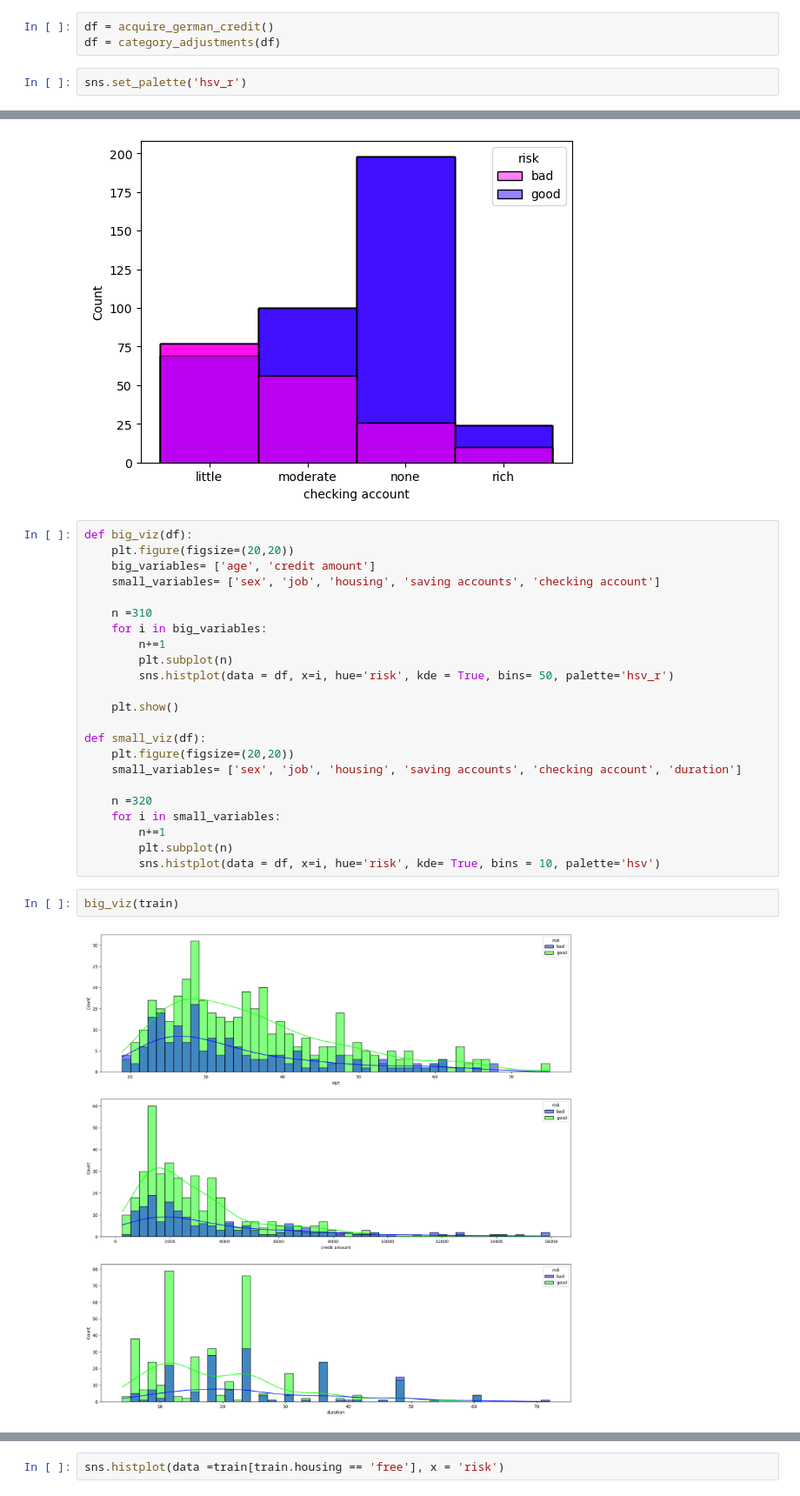
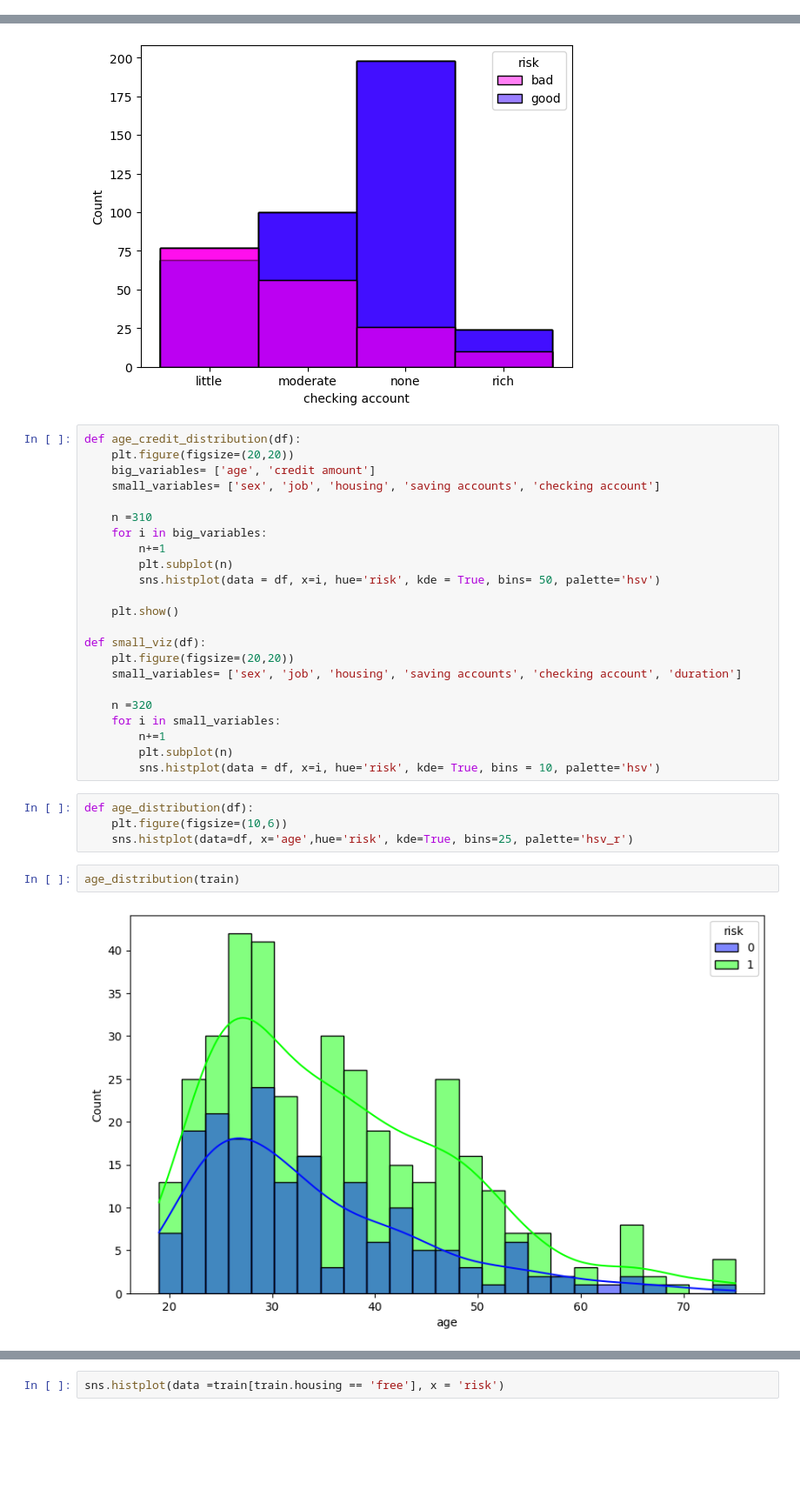
Before and after one commit to jcrosenberger/german_credit_analysis, a Jupyter notebook: work_in_progress.ipynb, the cells around one changed output, grey strips where cells are left out. Shown at 87% size. Saved outputs shown, nothing was run; the diff lists cells and outputs as text; blank space fills up the shorter version.

Commit message:
early morning work. Added some data exploration using vizualizations

```diff
--- a/work_in_progress.ipynb
+++ b/work_in_progress.ipynb
@@ -40,8 +40,3 @@ warnings.filterwarnings("ignore")
 from importlib import reload
 # %%
 train, validate, test = gca.get_german_credit()
-# %%
-df = acquire_german_credit()
-df = category_adjustments(df)
-# %%
-sns.set_palette('hsv_r')
@@ -87,7 +46,7 @@ for i in checking:
 # %% [output]
 [figure]
 # %%
-def big_viz(df):
+def age_credit_distribution(df):
     plt.figure(figsize=(20,20))
     big_variables= ['age', 'credit amount']
     small_variables= ['sex', 'job', 'housing', 'saving accounts', 'checking account']
@@ -96,7 +55,7 @@ def big_viz(df):
     for i in big_variables:
         n+=1
         plt.subplot(n)
-        sns.histplot(data = df, x=i, hue='risk', kde = True, bins= 50, palette='hsv_r')
+        sns.histplot(data = df, x=i, hue='risk', kde = True, bins= 50, palette='hsv')
 
     plt.show()
 
@@ -109,7 +68,11 @@ def small_viz(df):
         n+=1
         plt.subplot(n)
         sns.histplot(data = df, x=i, hue='risk', kde= True, bins = 10, palette='hsv')
+# %%
+def age_distribution(df):
+    plt.figure(figsize=(10,6))
+    sns.histplot(data=df, x='age',hue='risk', kde=True, bins=25, palette='hsv_r')
 # %%
-big_viz(train)
+age_distribution(train)
 # %% [output]
-[figure, old version]
+[figure, new version]
```
Also changed, not shown: parts of 11 cells of this notebook, 1 other file.
